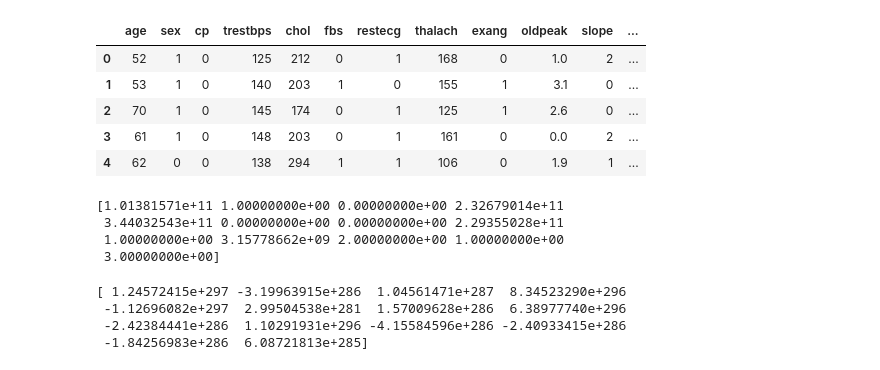
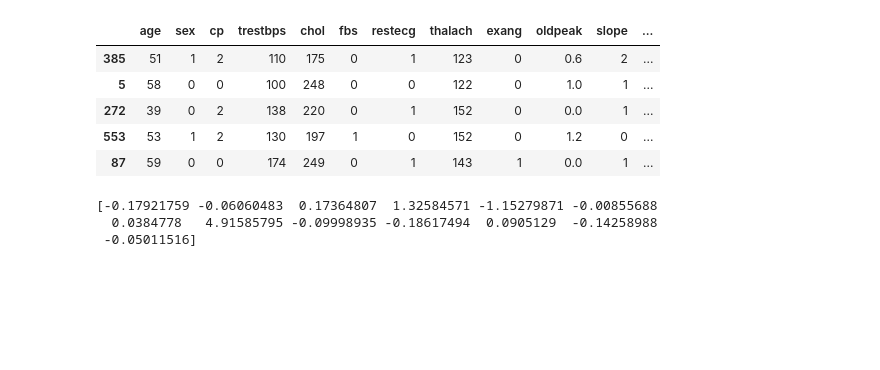
Before and after one commit to OatKID/MLProject, a Jupyter notebook: main.ipynb, the cells around one changed output. Saved outputs shown, nothing was run; the diff lists cells and outputs as text; code cells hidden in the pictures; blank space fills up the shorter version.

```diff
--- a/main.ipynb
+++ b/main.ipynb
@@ -27,11 +27,11 @@ dtypes: float64(1), int64(13)
 memory usage: 112.2 KB
 # %%
 dataframe["target"] = dataframe["target"].replace(0, -1)
-dataframe.head(5)
+dataframe.sample(5)
 # %% [output]
 |  | age | sex | cp | trestbps | chol | fbs | restecg | thalach | exang | oldpeak | slope | ... |
-| 0 | 52 | 1 | 0 | 125 | 212 | 0 | 1 | 168 | 0 | 1.0 | 2 | ... |
-| 1 | 53 | 1 | 0 | 140 | 203 | 1 | 0 | 155 | 1 | 3.1 | 0 | ... |
-| 2 | 70 | 1 | 0 | 145 | 174 | 0 | 1 | 125 | 1 | 2.6 | 0 | ... |
-| 3 | 61 | 1 | 0 | 148 | 203 | 0 | 1 | 161 | 0 | 0.0 | 2 | ... |
-| 4 | 62 | 0 | 0 | 138 | 294 | 1 | 1 | 106 | 0 | 1.9 | 1 | ... |
+| 385 | 51 | 1 | 2 | 110 | 175 | 0 | 1 | 123 | 0 | 0.6 | 2 | ... |
+| 5 | 58 | 0 | 0 | 100 | 248 | 0 | 0 | 122 | 0 | 1.0 | 1 | ... |
+| 272 | 39 | 0 | 2 | 138 | 220 | 0 | 1 | 152 | 0 | 0.0 | 1 | ... |
+| 553 | 53 | 1 | 2 | 130 | 197 | 1 | 0 | 152 | 0 | 1.2 | 0 | ... |
+| 87 | 59 | 0 | 0 | 174 | 249 | 0 | 1 | 143 | 1 | 0.0 | 1 | ... |
@@ -47,15 +47,9 @@ features = np.array(dataframe.drop(columns="target"))
 labels = np.array(dataframe["target"])
 
 # print(features.shape)
-features = scalerTranfrom(features, [0, 3, 4, 7, 9])
+# features = scalerTranfrom(features)
 
 features_train, features_test, labels_train, labels_test = train_test_split(features, labels)
-print(features_train[0])
-# %% [output]
-[1.01381571e+11 1.00000000e+00 0.00000000e+00 2.32679014e+11
- 3.44032543e+11 0.00000000e+00 0.00000000e+00 2.29355028e+11
- 1.00000000e+00 3.15778662e+09 2.00000000e+00 1.00000000e+00
- 3.00000000e+00]
 # %%
 import time
 # Support Vector Machine classifiers by kernel which is linear.
@@ -154,14 +118,13 @@ class SVM:
 
         return np.round(point / size, 4)
 # %%
-model = SVM()
+model = SVM(c=50, learning_rate=0.01)
 model.fit(features_train, labels_train)
 print(model.weight)
 # %% [output]
-[ 1.24572415e+297 -3.19963915e+286  1.04561471e+287  8.34523290e+296
- -1.12696082e+297  2.99504538e+281  1.57009628e+286  6.38977740e+296
- -2.42384441e+286  1.10291931e+296 -4.15584596e+286 -2.40933415e+286
- -1.84256983e+286  6.08721813e+285]
+[-0.17921759 -0.06060483  0.17364807  1.32584571 -1.15279871 -0.00855688
+  0.0384778   4.91585795 -0.09998935 -0.18617494  0.0905129  -0.14258988
+ -0.05011516]
 # %%
 model.score(features_test, labels_test)
 # %% [output]
```
Also changed, not shown: parts of 6 cells of this notebook.
